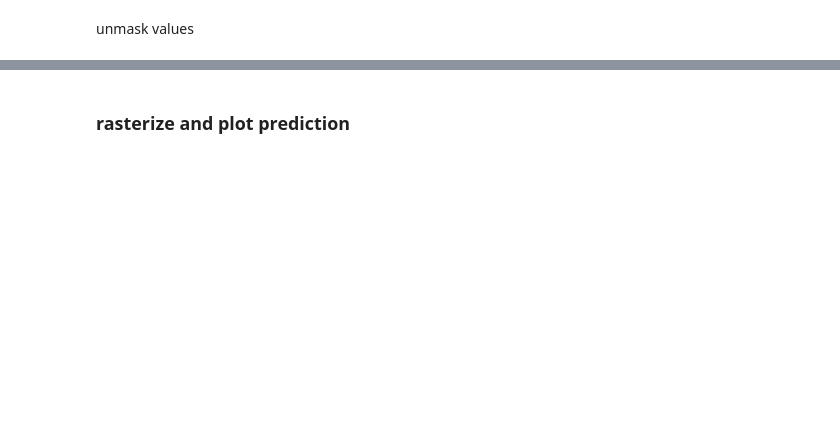
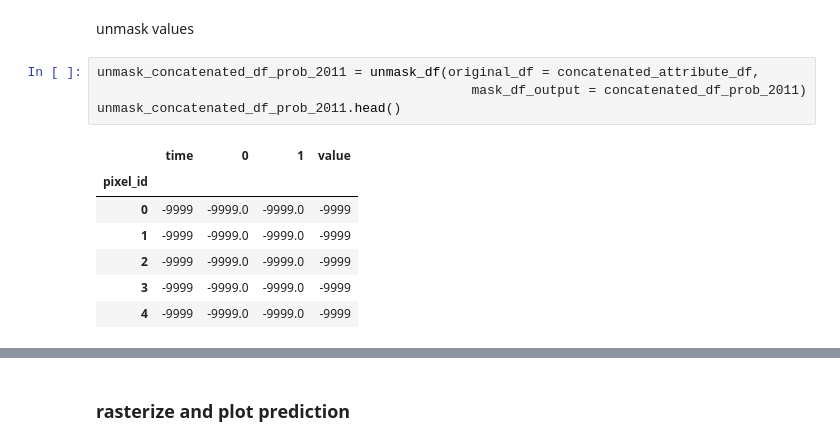
Before and after one commit to isaacWpark/wildfire_FRAP, a Jupyter notebook: Workflow/Complete 2-Period Panel Workflow.ipynb, the cells around one changed output, grey strips where cells are left out. Drawn from its saved outputs; the diff is of its cells as text; blank space fills up the shorter version.

```diff
--- a/Workflow/Complete 2-Period Panel Workflow.ipynb
+++ b/Workflow/Complete 2-Period Panel Workflow.ipynb
@@ -354,2 +388,14 @@ concatenated_df_prob_1996.describe()
 # %% [markdown]
 unmask values
+# %%
+unmask_concatenated_df_prob_2011 = unmask_df(original_df = concatenated_attribute_df,
+                                                mask_df_output = concatenated_df_prob_2011)
+unmask_concatenated_df_prob_2011.head()
+# %% [output]
+|  | time | 0 | 1 | value |
+| pixel_id |  |  |  |  |
+| 0 | -9999 | -9999.0 | -9999.0 | -9999 |
+| 1 | -9999 | -9999.0 | -9999.0 | -9999 |
+| 2 | -9999 | -9999.0 | -9999.0 | -9999 |
+| 3 | -9999 | -9999.0 | -9999.0 | -9999 |
+| 4 | -9999 | -9999.0 | -9999.0 | -9999 |
```
Also changed, not shown: parts of 16 cells of this notebook.
